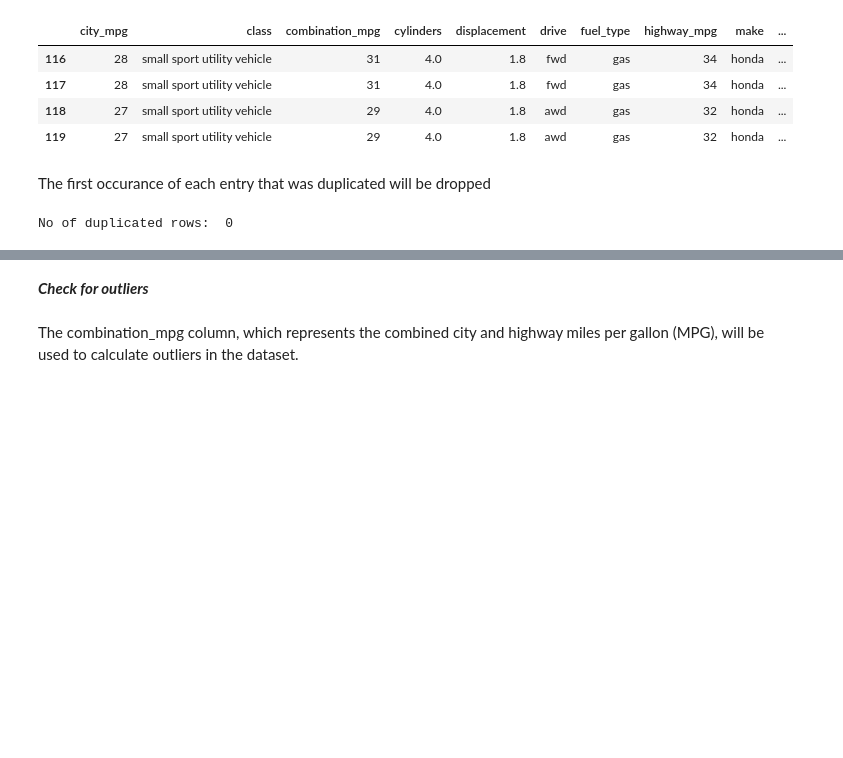
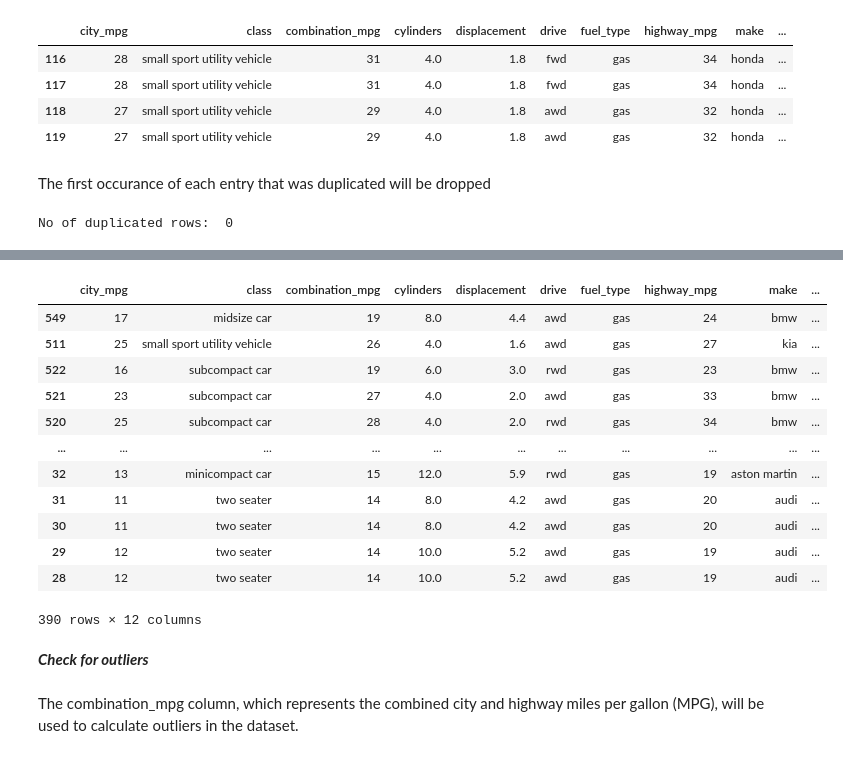
Before and after one commit to lamelkekana/Fuel_Economy_Insights, a Jupyter notebook: fuel_efficiency_analysis.ipynb, the cells around one changed output, grey strips where cells are left out. Drawn from its saved outputs; the diff is of its cells as text; code cells hidden in the pictures; blank space fills up the shorter version.

```diff
--- a/fuel_efficiency_analysis.ipynb
+++ b/fuel_efficiency_analysis.ipynb
@@ -267,3 +290,22 @@ No of duplicated rows:  0
+# %%
+# Drop entries that have similiar specs but only retain latest year models
+df = df.drop_duplicates(subset=['displacement', 'model', 'make', 'transmission', 'cylinders'], keep='first')
+
+df
+# %% [output]
+|  | city_mpg | class | combination_mpg | cylinders | displacement | drive | fuel_type | highway_mpg | make | ... |
+| 549 | 17 | midsize car | 19 | 8.0 | 4.4 | awd | gas | 24 | bmw | ... |
+| 511 | 25 | small sport utility vehicle | 26 | 4.0 | 1.6 | awd | gas | 27 | kia | ... |
+| 522 | 16 | subcompact car | 19 | 6.0 | 3.0 | rwd | gas | 23 | bmw | ... |
+| 521 | 23 | subcompact car | 27 | 4.0 | 2.0 | awd | gas | 33 | bmw | ... |
+| 520 | 25 | subcompact car | 28 | 4.0 | 2.0 | rwd | gas | 34 | bmw | ... |
+| ... | ... | ... | ... | ... | ... | ... | ... | ... | ... | ... |
+| 32 | 13 | minicompact car | 15 | 12.0 | 5.9 | rwd | gas | 19 | aston martin | ... |
+| 31 | 11 | two seater | 14 | 8.0 | 4.2 | awd | gas | 20 | audi | ... |
+| 30 | 11 | two seater | 14 | 8.0 | 4.2 | awd | gas | 20 | audi | ... |
+| 29 | 12 | two seater | 14 | 10.0 | 5.2 | awd | gas | 19 | audi | ... |
+| 28 | 12 | two seater | 14 | 10.0 | 5.2 | awd | gas | 19 | audi | ... |
+390 rows × 12 columns
 # %% [markdown]
 ***Check for outliers***
 # %% [markdown]
```
Also changed, not shown: parts of 15 cells of this notebook.
